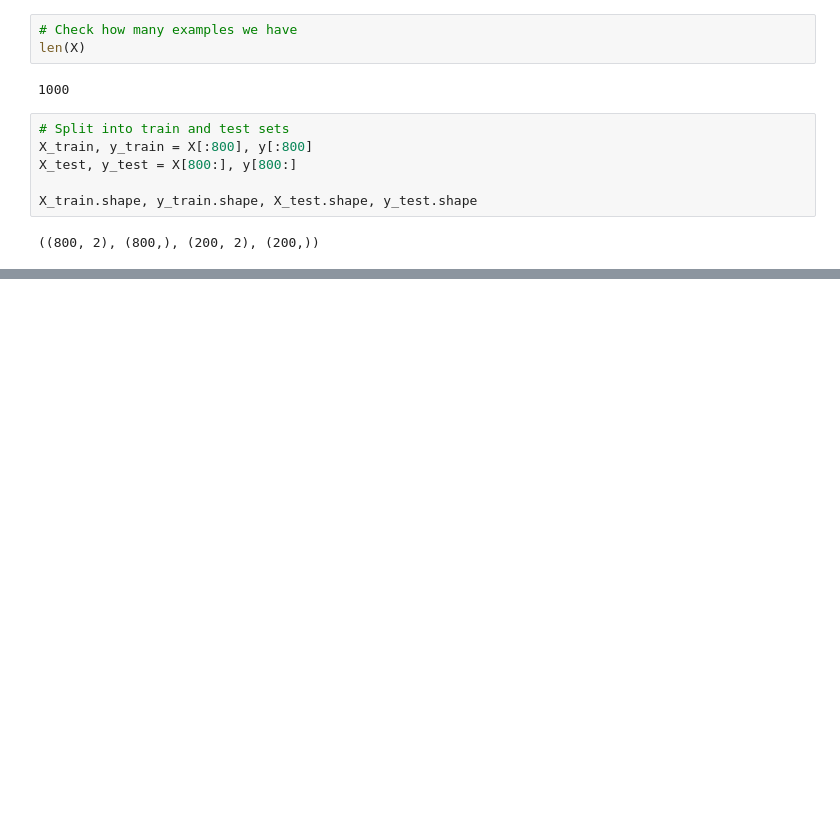
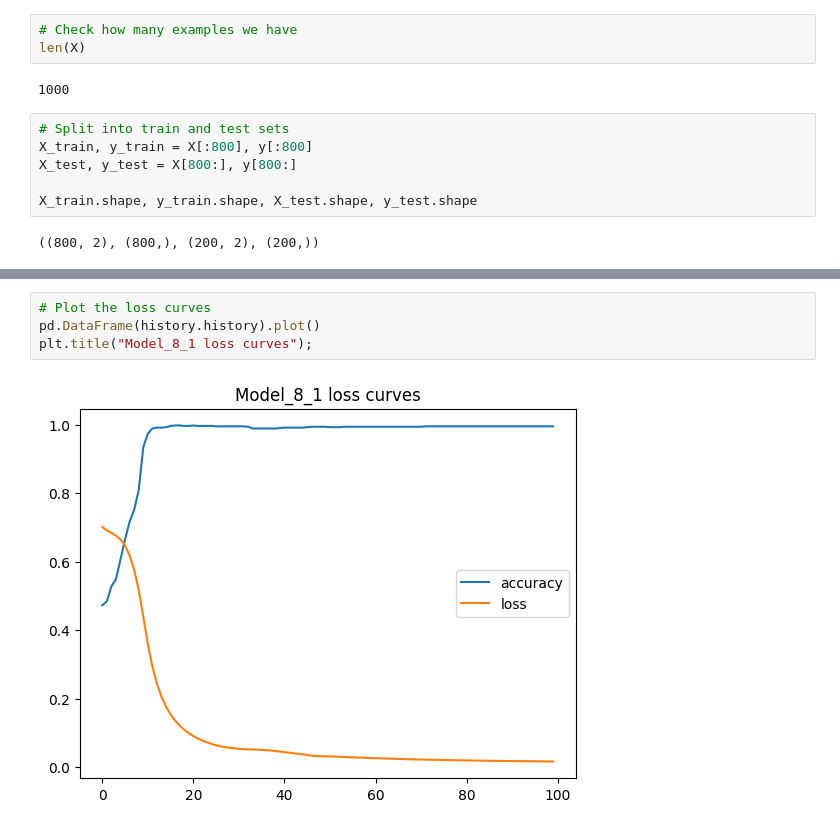
Before and after one commit to masrik-dev/Deep-Learning-with-TensorFlow-and-Python, a Jupyter notebook: 02_neural_network_classification_in_tensorflow.ipynb, the cells around one changed output, grey strips where cells are left out. Cells and saved outputs as stored; diff of their text form; blank space fills up the shorter version.

```diff
--- a/02_neural_network_classification_in_tensorflow.ipynb
+++ b/02_neural_network_classification_in_tensorflow.ipynb
@@ -769,0 +789,6 @@ doing binary classification
+# %%
+# Plot the loss curves
+pd.DataFrame(history.history).plot()
+plt.title("Model_8_1 loss curves");
+# %% [output]
+[figure, added]
```
Also changed, not shown: parts of 25 cells of this notebook.
